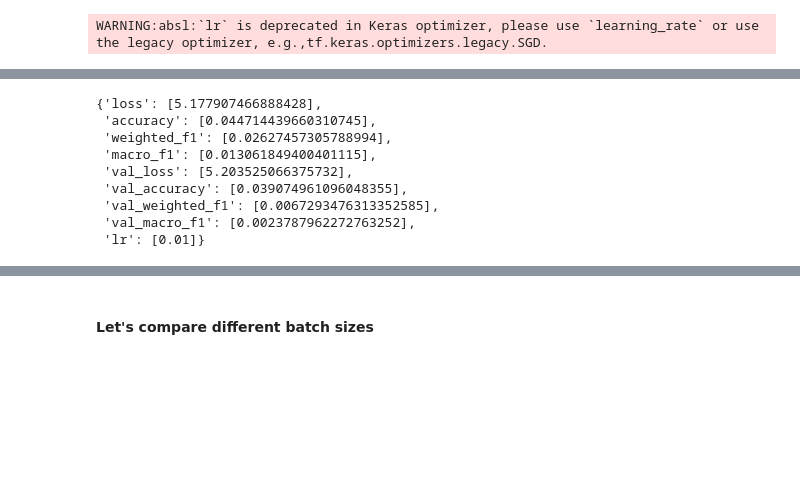
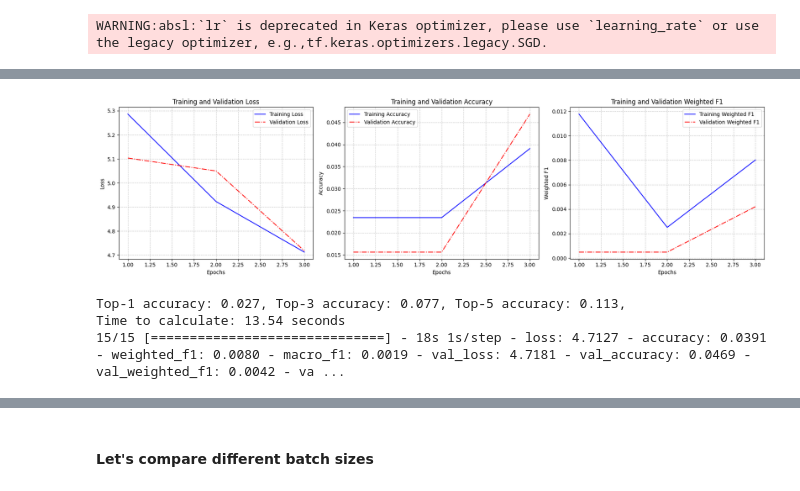
Before and after one commit to MaximilianLae/DL_Skin_Disease_Classification, a Jupyter notebook: VersionWithFunctionsGithub.ipynb, the cells around one changed output, grey strips where cells are left out. Saved outputs shown, nothing was run; the diff lists cells and outputs as text; code cells hidden in the pictures; blank space fills up the shorter version.

```diff
--- a/VersionWithFunctionsGithub.ipynb
+++ b/VersionWithFunctionsGithub.ipynb
@@ -327,15 +335,8 @@ Time to calculate: 8.06 seconds
-# %%
-history_sgd.history
-# %% [output]
-{'loss': [5.177907466888428],
- 'accuracy': [0.044714439660310745],
- 'weighted_f1': [0.02627457305788994],
- 'macro_f1': [0.013061849400401115],
- 'val_loss': [5.203525066375732],
- 'val_accuracy': [0.039074961096048355],
- 'val_weighted_f1': [0.0067293476313352585],
- 'val_macro_f1': [0.0023787962272763252],
- 'lr': [0.01]}
 # %%
-model_adam, history_adam = compile_and_train_model(adam_optimizer, batch_size=128, epochs=1)
+model_adam, history_adam = compile_and_train_model(adam_optimizer, batch_size=16, epochs=3)
+# %% [output]
+[figure, added]
+Top-1 accuracy: 0.027, Top-3 accuracy: 0.077, Top-5 accuracy: 0.113,
+Time to calculate: 13.54 seconds
+15/15 [==============================] - 18s 1s/step - loss: 4.7127 - accuracy: 0.0391 - weighted_f1: 0.0080 - macro_f1: 0.0019 - val_loss: 4.7181 - val_accuracy: 0.0469 - val_weighted_f1: 0.0042 - va ...
 # %%
```
Also changed, not shown: parts of 11 cells of this notebook.
